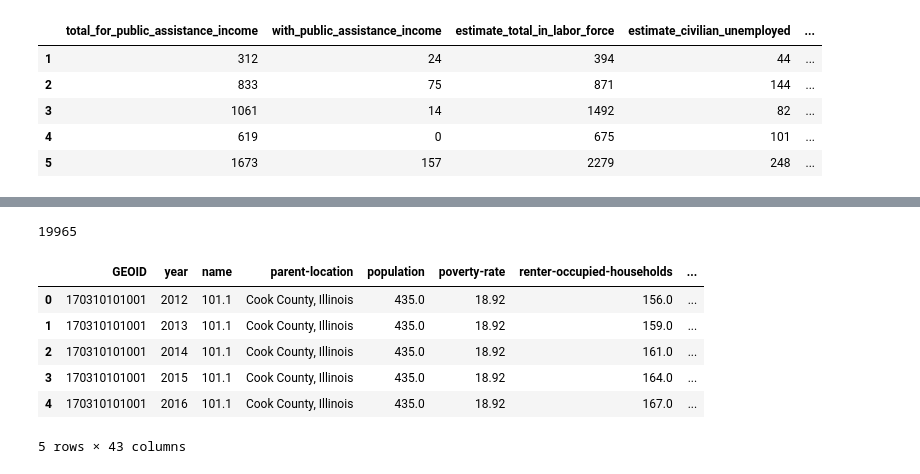
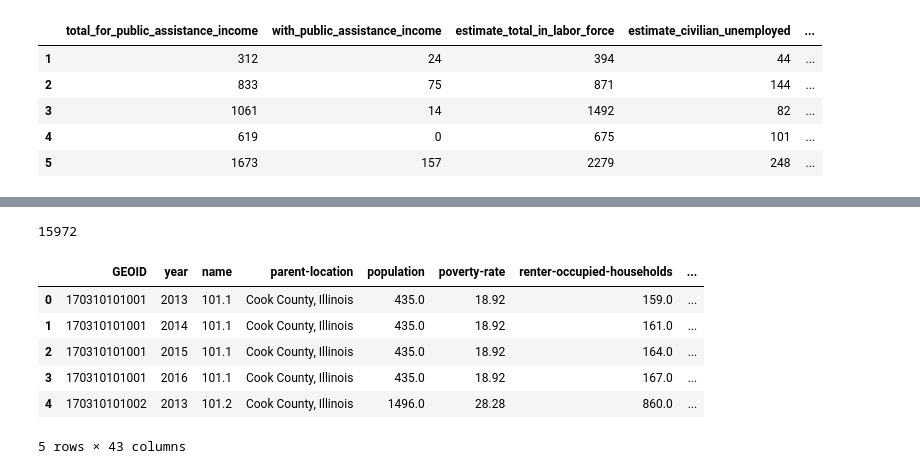
Before and after one commit to luisesanmartin/ml-eviction-chicago, a Jupyter notebook: notebooks/get_acs_data.ipynb, the cells around one changed output, grey strips where cells are left out. Saved outputs shown, nothing was run; the diff lists cells and outputs as text; code cells hidden in the pictures.

Commit message:
Changed get_acs notebook to include data for 2013-2016 and export the merged dataframe

```diff
--- a/notebooks/get_acs_data.ipynb
+++ b/notebooks/get_acs_data.ipynb
@@ -17,7 +17,7 @@ print(evic_df.shape)
 
 # keep rows for Cook County between 2012 and 2016
 evic_df = evic_df.loc[evic_df["parent-location"] == "Cook County, Illinois"]
-evic_df = evic_df.loc[(evic_df["year"] >= 2012) & (evic_df["year"] <= 2016)]
+evic_df = evic_df.loc[(evic_df["year"] >= 2013) & (evic_df["year"] <= 2016)]
 print(evic_df.shape)
 # %% [output]
 (164747, 27)
@@ -69,12 +69,12 @@ acs_vars = {
     "B19057_002E": "with_public_assistance_income",
     "B25038_001E": "total_for_householder_tenure",
     "B25038_009E": "renter_occupied",
-    "B25038_010E": "renter_moved_2015_later",
-    "B25038_011E": "renter_moved_2010_2014",
-    "B25038_012E": "renter_moved_2000_2009",
-    "B25038_013E": "renter_moved_1990_1999",
-    "B25038_014E": "renter_moved_1980_1989",
-    "B25038_015E": "renter_moved_1979_earlier"
+    "B25038_010E": "renter_moved_2015/2010_later",
+    "B25038_011E": "renter_moved_2010-2014/2000-2009",
+    "B25038_012E": "renter_moved_2000-2009/1990-1999",
+    "B25038_013E": "renter_moved_1990-1999/1980-1989",
+    "B25038_014E": "renter_moved_1980-1989/1970-1979",
+    "B25038_015E": "renter_moved_1979/1969_earlier"
 }
 
 vars_list = [code for code, var in acs_vars.items()]
@@ -86,8 +86,6 @@ params = {
     "in": ["state:17", "county:031"],
     "key": ACS_KEY
 }
-
-years = [2012, 2013, 2014, 2015, 2016]
 # %%
 # make the request
 results = requests.get(ACS_URL, params=params)
@@ -148,3 +146,20 @@ acs_df.head()
 | 3 | 1061 | 14 | 1492 | 82 | ... |
 | 4 | 619 | 0 | 675 | 101 | ... |
 | 5 | 1673 | 157 | 2279 | 248 | ... |
+# %%
+#years = [2013, 2014, 2015, 2016, 2012]
+years = [2013, 2014, 2015, 2016]
+ACS_URL_years = {}
+acs_complete = pd.DataFrame()
+for year in years:
+    ACS_URL_year = 'https://api.census.gov/data/' + str(year) + '/acs/acs5'
+    results = requests.get(ACS_URL_year, params=params)
+    acs_df = pd.read_json(path_or_buf=results.url, orient="records")
+    acs_df.columns = acs_df.iloc[0]
+    acs_df = acs_df.reindex(acs_df.index.drop(0))
+    acs_df["GEOID"] = acs_df["state"] + acs_df["county"] + acs_df["tract"] + acs_df["block group"]
+    acs_df["GEOID"] = acs_df["GEOID"].astype(int)
+    acs_df.rename(columns=acs_vars, inplace=True)
+    acs_df['year'] = year
+    acs_complete = acs_complete.append(acs_df, ignore_index=True)
+acs_complete
@@ -151,16 +185,16 @@ acs_df.head()
 # %%
 # Merge the ACS and evictions dataframes
-merged_df = evic_df.merge(acs_df)
+merged_df = evic_df.merge(acs_complete, on=('GEOID', 'year'))
 
 # Make sure the merged dataframe has the same number of rows as the evictions dataframe
 print(len(merged_df))
 merged_df.head()
 # %% [output]
-19965
+15972
 |  | GEOID | year | name | parent-location | population | poverty-rate | renter-occupied-households | ... |
-| 0 | 170310101001 | 2012 | 101.1 | Cook County, Illinois | 435.0 | 18.92 | 156.0 | ... |
-| 1 | 170310101001 | 2013 | 101.1 | Cook County, Illinois | 435.0 | 18.92 | 159.0 | ... |
-| 2 | 170310101001 | 2014 | 101.1 | Cook County, Illinois | 435.0 | 18.92 | 161.0 | ... |
-| 3 | 170310101001 | 2015 | 101.1 | Cook County, Illinois | 435.0 | 18.92 | 164.0 | ... |
-| 4 | 170310101001 | 2016 | 101.1 | Cook County, Illinois | 435.0 | 18.92 | 167.0 | ... |
+| 0 | 170310101001 | 2013 | 101.1 | Cook County, Illinois | 435.0 | 18.92 | 159.0 | ... |
+| 1 | 170310101001 | 2014 | 101.1 | Cook County, Illinois | 435.0 | 18.92 | 161.0 | ... |
+| 2 | 170310101001 | 2015 | 101.1 | Cook County, Illinois | 435.0 | 18.92 | 164.0 | ... |
+| 3 | 170310101001 | 2016 | 101.1 | Cook County, Illinois | 435.0 | 18.92 | 167.0 | ... |
+| 4 | 170310101002 | 2013 | 101.2 | Cook County, Illinois | 1496.0 | 28.28 | 860.0 | ... |
 5 rows × 43 columns
```
Also changed, not shown: parts of 5 cells of this notebook.
